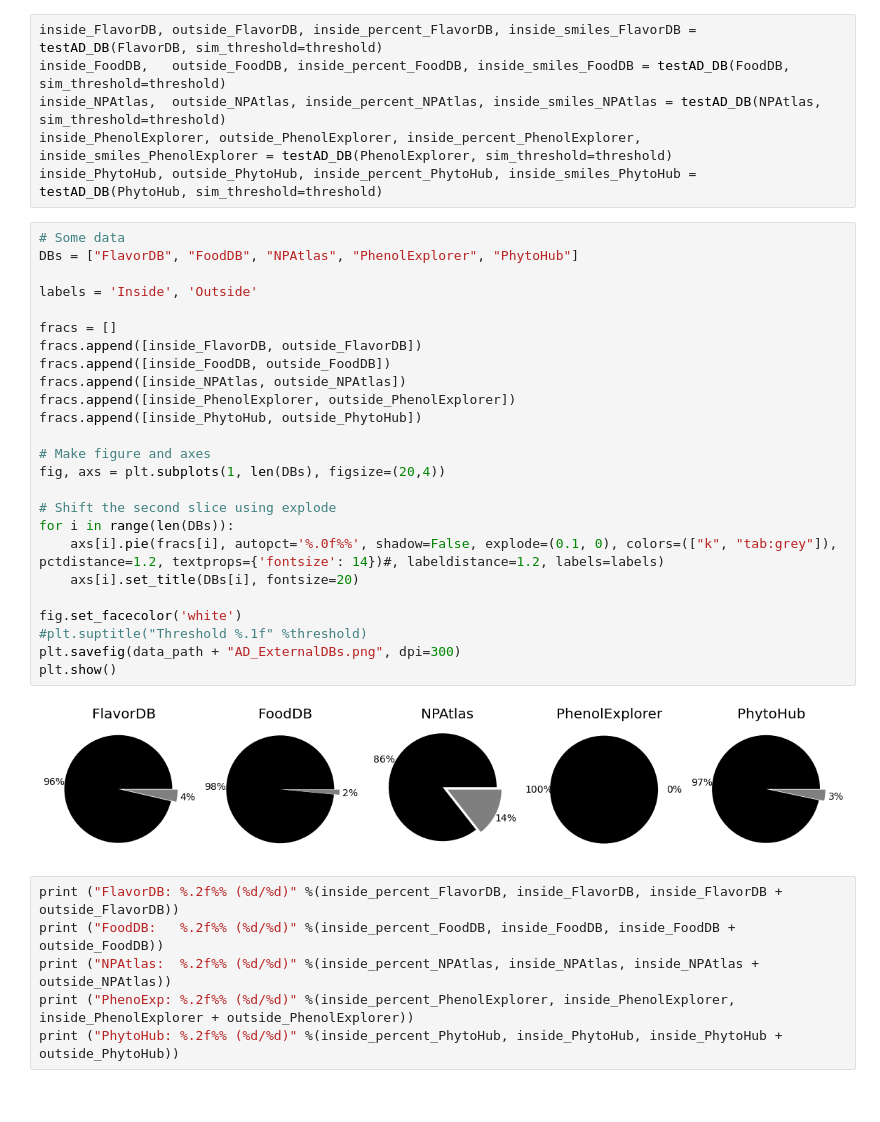
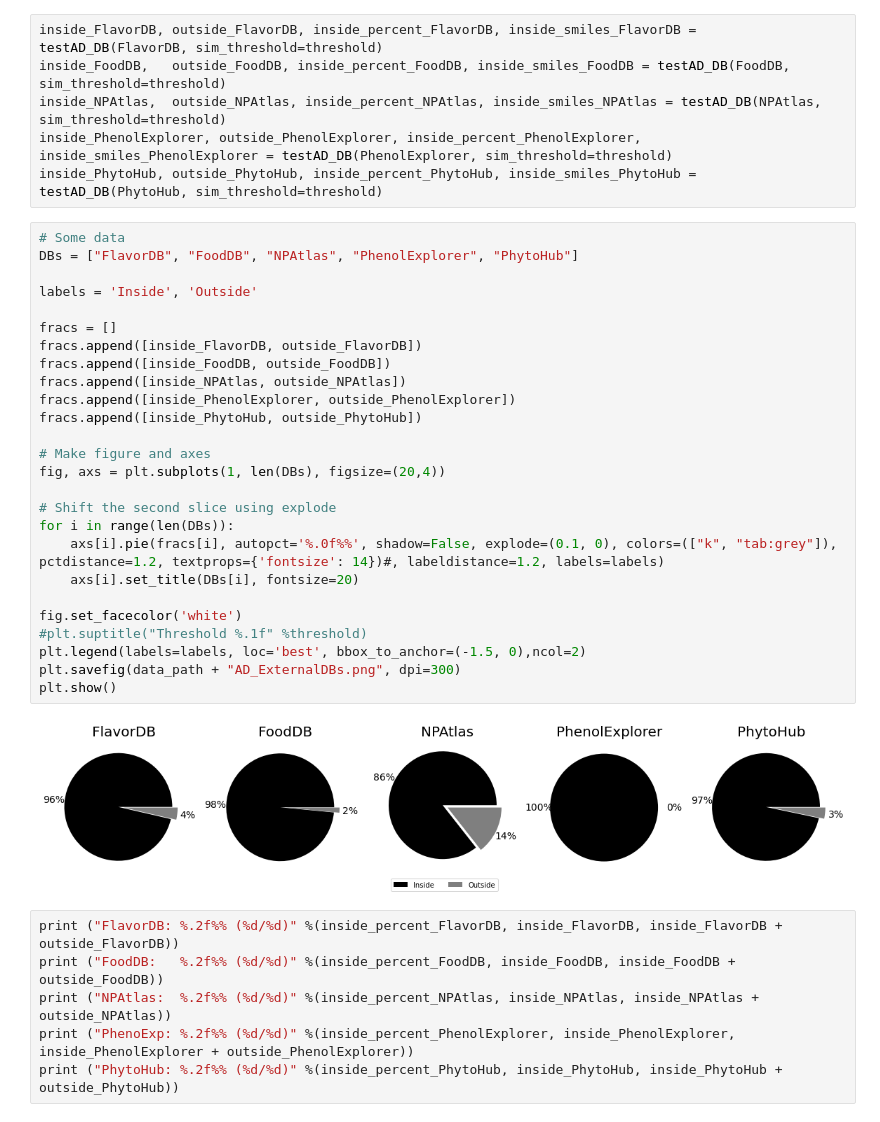
Before and after one commit to gabribg88/VirtuousSweetBitter, a Jupyter notebook: notebooks/6_ApplicabilityDomain.ipynb, the cells around one changed output. Drawn from its saved outputs; the diff is of its cells as text.

```diff
--- a/notebooks/6_ApplicabilityDomain.ipynb
+++ b/notebooks/6_ApplicabilityDomain.ipynb
@@ -201,30 +201,31 @@ inside_PhytoHub, outside_PhytoHub, inside_percent_PhytoHub, inside_smiles_PhytoH
 # %%
 # Some data
 DBs = ["FlavorDB", "FoodDB", "NPAtlas", "PhenolExplorer", "PhytoHub"]
 
 labels = 'Inside', 'Outside'
 
 fracs = []
 fracs.append([inside_FlavorDB, outside_FlavorDB])
 fracs.append([inside_FoodDB, outside_FoodDB])
 fracs.append([inside_NPAtlas, outside_NPAtlas])
 fracs.append([inside_PhenolExplorer, outside_PhenolExplorer])
 fracs.append([inside_PhytoHub, outside_PhytoHub])
 
 # Make figure and axes
 fig, axs = plt.subplots(1, len(DBs), figsize=(20,4))
 
 # Shift the second slice using explode
 for i in range(len(DBs)):
     axs[i].pie(fracs[i], autopct='%.0f%%', shadow=False, explode=(0.1, 0), colors=(["k", "tab:grey"]), pctdistance=1.2, textprops={'fontsize': 14})#, labeldistance=1.2, labels=labels)
     axs[i].set_title(DBs[i], fontsize=20)
 
 fig.set_facecolor('white')
 #plt.suptitle("Threshold %.1f" %threshold)
+plt.legend(labels=labels, loc='best', bbox_to_anchor=(-1.5, 0),ncol=2)
 plt.savefig(data_path + "AD_ExternalDBs.png", dpi=300)
 plt.show()
 # %% [output]
-[figure, old version]
+[figure, new version]
 # %%
 print ("FlavorDB: %.2f%% (%d/%d)" %(inside_percent_FlavorDB, inside_FlavorDB, inside_FlavorDB + outside_FlavorDB))
 print ("FoodDB:   %.2f%% (%d/%d)" %(inside_percent_FoodDB, inside_FoodDB, inside_FoodDB + outside_FoodDB))
```
